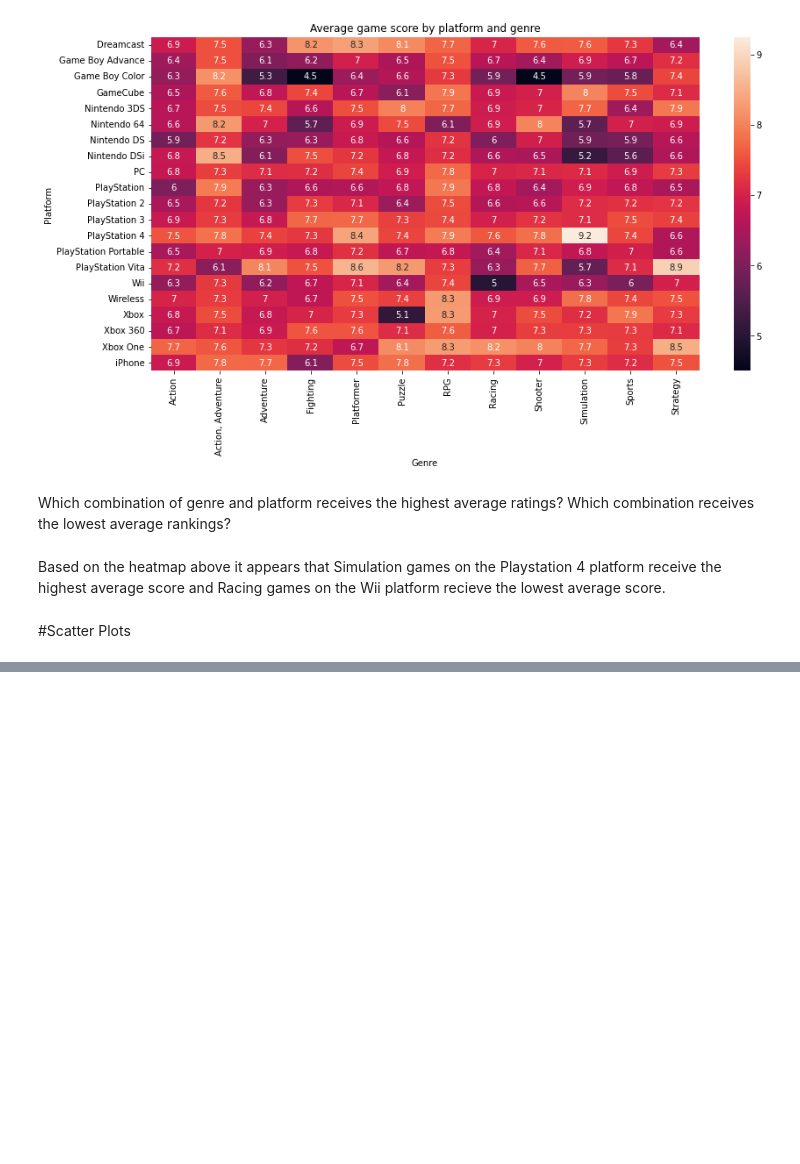
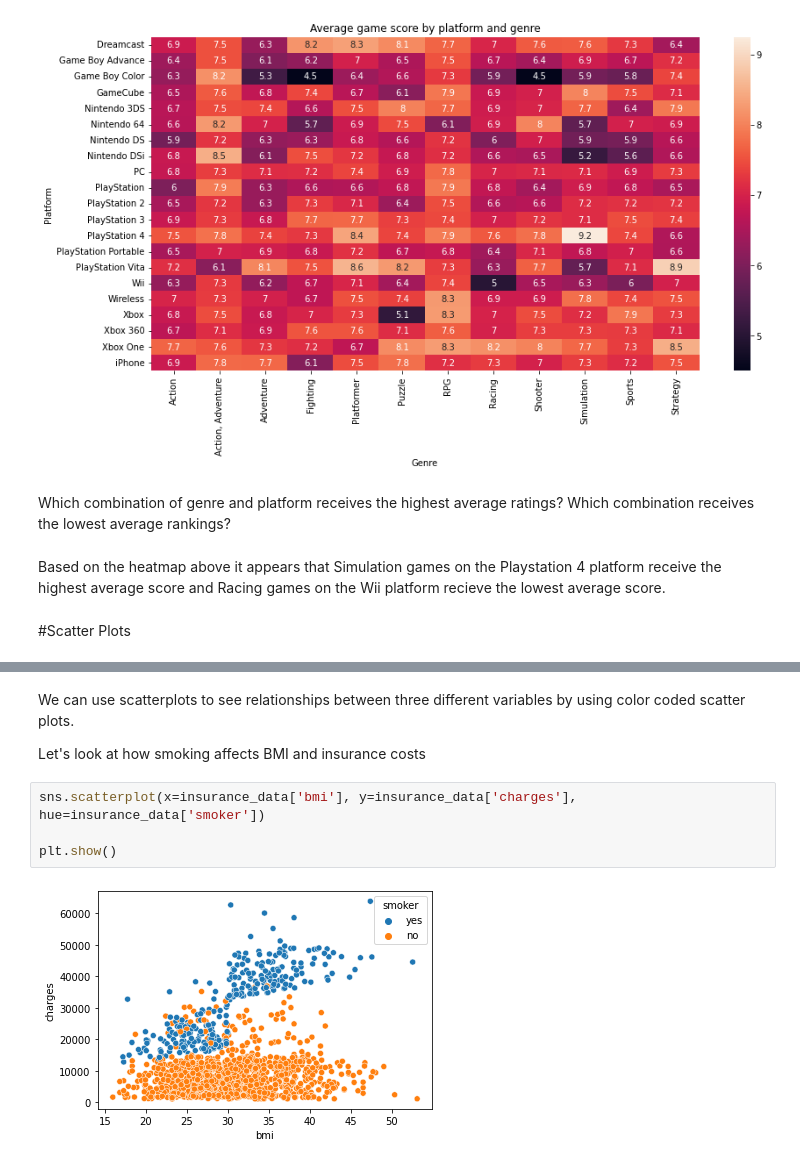
Before and after one commit to Daniel-Benson-Poe/66DaysOfData, a Jupyter notebook: DataVisualizationKaggleMiniCourse.ipynb, the cells around one changed output, grey strips where cells are left out. Drawn from its saved outputs; the diff is of its cells as text; blank space fills up the shorter version.

```diff
--- a/DataVisualizationKaggleMiniCourse.ipynb
+++ b/DataVisualizationKaggleMiniCourse.ipynb
@@ -372,0 +415,10 @@ Based on the heatmap above it appears that Simulation games on the Playstation 4
+# %% [markdown]
+We can use scatterplots to see relationships between three different variables by using color coded scatter plots.
+
+Let's look at how smoking affects BMI and insurance costs
+# %%
+sns.scatterplot(x=insurance_data['bmi'], y=insurance_data['charges'], hue=insurance_data['smoker'])
+
+plt.show()
+# %% [output]
+[figure, added]
```
Also changed, not shown: parts of 36 cells of this notebook.
